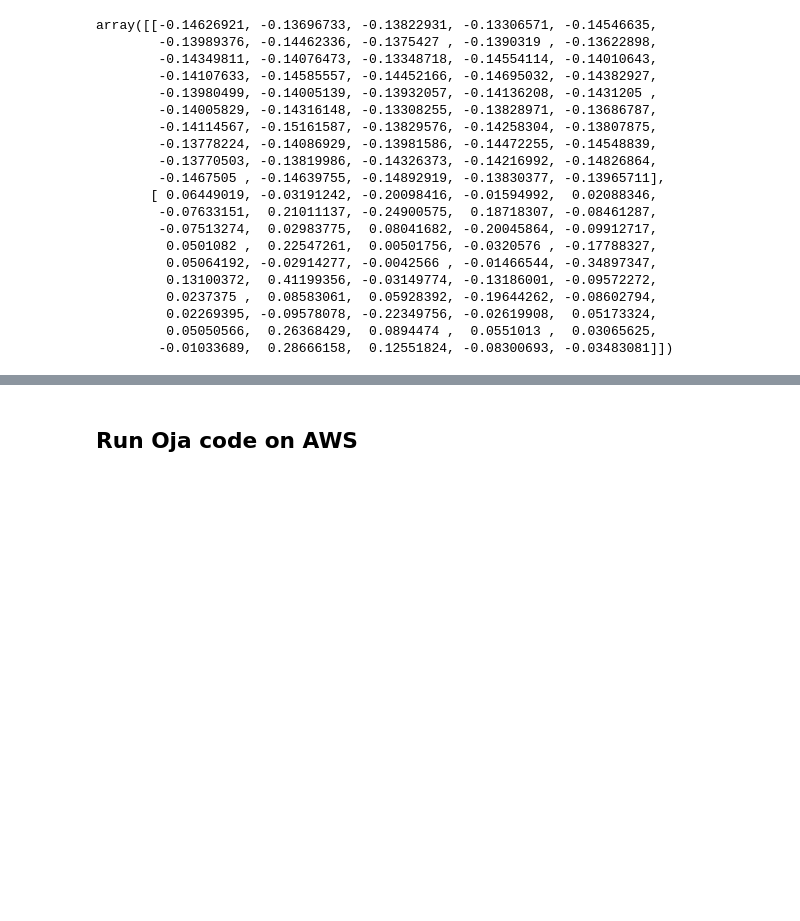
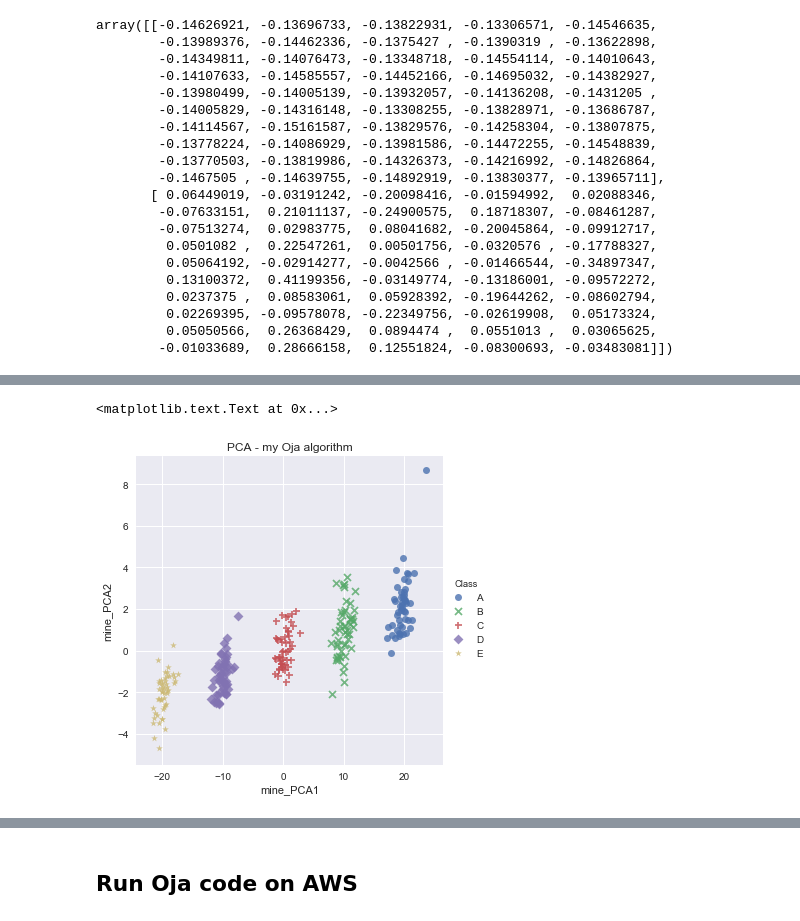
Before and after one commit to aenfield/Data558, a Jupyter notebook: Midterm/EnfieldAndrew-Midterm.ipynb, the cells around one changed output, grey strips where cells are left out. Saved outputs shown, nothing was run; the diff lists cells and outputs as text; code cells hidden in the pictures; blank space fills up the shorter version.

Commit message:
Finished adding text and a readthrough. I'll do the run on AWS as the last step before turning in.

```diff
--- a/Midterm/EnfieldAndrew-Midterm.ipynb
+++ b/Midterm/EnfieldAndrew-Midterm.ipynb
@@ -432,6 +425,6 @@ np.cumsum(eigenvals) / np.sum(eigenvals)
 array([ 0.89446861,  0.99940978,  0.99999767,  0.99999999,  1.        ,
         1.        ,  1.        ,  1.        ,  1.        ,  1.        ])
 # %%
-pca_sklearn_more = PCA(how_many_vectors, svd_solver='full')
+pca_sklearn_more = PCA(how_many_vectors + 20, svd_solver='full')
 pca_sklearn_more.fit(d_values_centered)
 # %% [output]
@@ -490,0 +496,13 @@ array([[-0.14626921, -0.13696733, -0.13822931, -0.13306571, -0.14546635,
+# %%
+# add my and sklearn values to data
+d['mine_PCA1'] = d_values_centered.dot(pca_vectors_mine_more[0])
+d['mine_PCA2'] = d_values_centered.dot(pca_vectors_mine_more[1])
+d['sklearn_PCA1'] = d_values_centered.dot(pca_sklearn_more.components_[0])
+d['sklearn_PCA2'] = d_values_centered.dot(pca_sklearn_more.components_[1])
+# %%
+sns.lmplot("mine_PCA1", "mine_PCA2", hue="Class",
+           markers=["o","x","+","D","*"], data=d, fit_reg=False)
+sns.plt.title("PCA - my Oja algorithm")
+# %% [output]
+<matplotlib.text.Text at 0x...>
+[figure, added]
```
Also changed, not shown: parts of 33 cells of this notebook.
